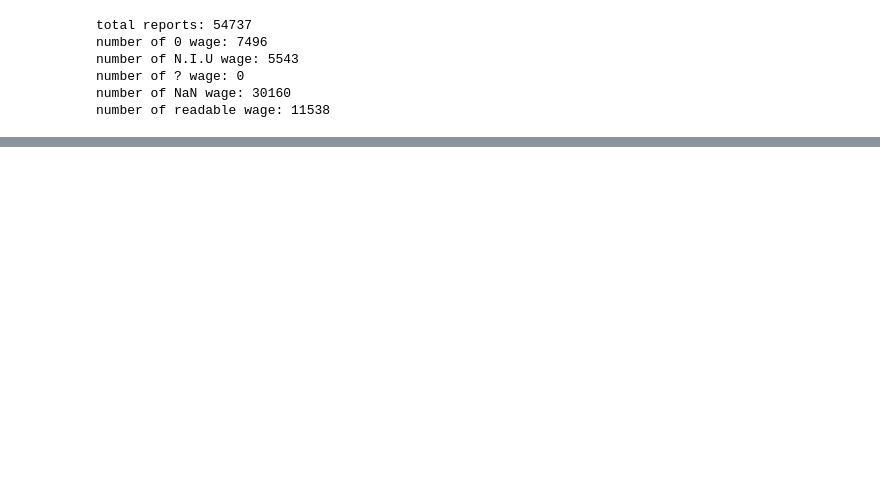
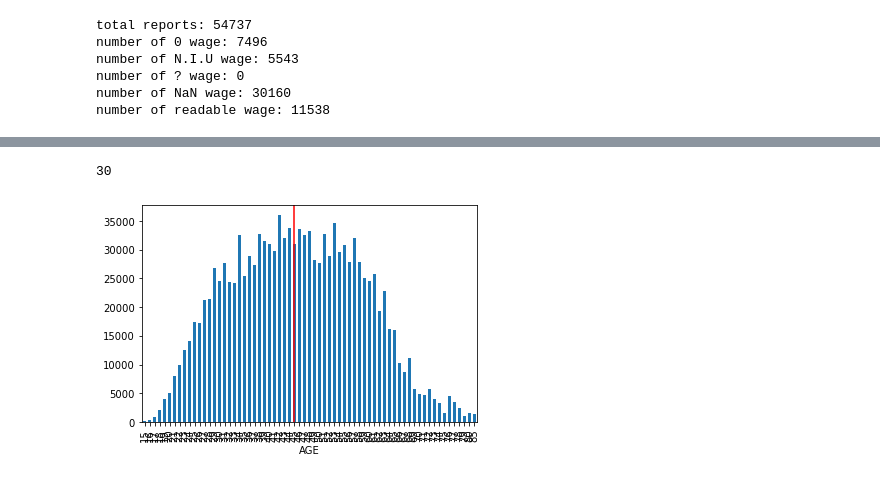
Before and after one commit to weiyueli7/beginners-newbies, a Jupyter notebook: util/vis.ipynb, the cells around one changed output, grey strips where cells are left out. Saved outputs shown, nothing was run; the diff lists cells and outputs as text; code cells hidden in the pictures; blank space fills up the shorter version.

```diff
--- a/util/vis.ipynb
+++ b/util/vis.ipynb
@@ -90,0 +104,28 @@ for idx in indices:
+# %%
+def age_score(df):
+    salary_vs_age = df[['AGE', 'inc_cpi99']]
+
+    mean_inc_by_age = df.groupby('AGE').mean()['inc_cpi99']
+    mean_inc_by_age.plot(kind='bar')
+
+    age_lst = mean_inc_by_age.index.tolist()
+
+    l = np.min(age_lst)
+    r = np.max(age_lst)
+    while l <= r:
+        mid = (l + r) >> 1
+        lower = mean_inc_by_age.iloc[:mid].sum()
+        upper = mean_inc_by_age.iloc[mid:].sum()
+        if lower >= upper:
+            r = mid - 1
+        else:
+            l = mid + 1
+
+    plt.axvline(r, color='red')
+    print(r)
+
+
+age_score(filtered)
+# %% [output]
+30
+[figure, added]
```
Also changed, not shown: parts of 10 cells of this notebook, 4 other files.
